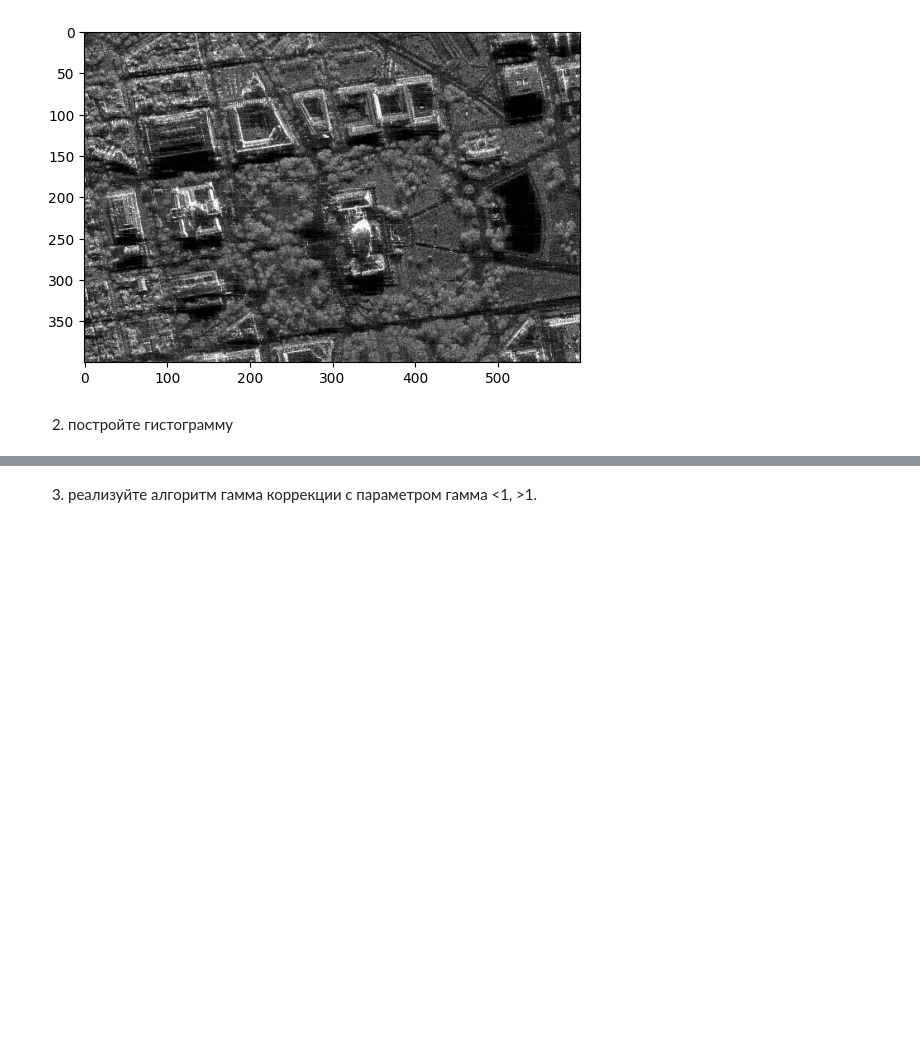
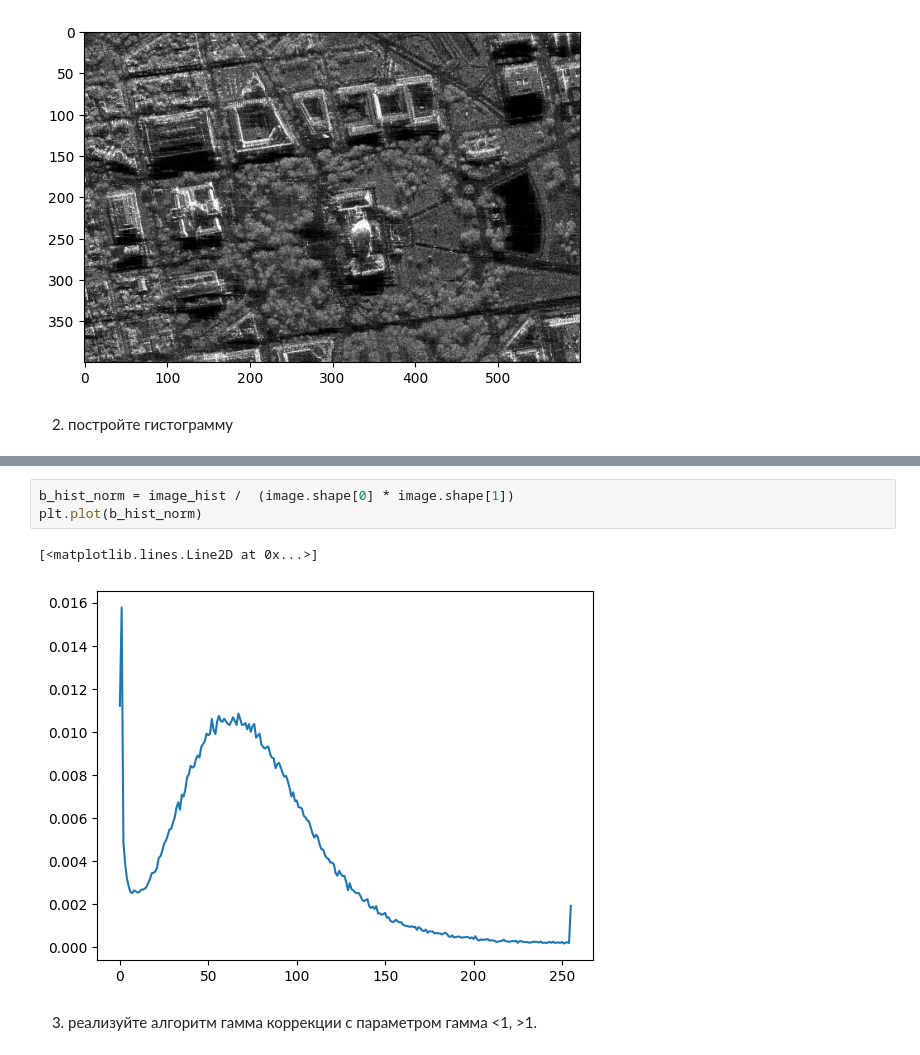
Before and after one commit to Serebro1/UNN_DE_IP_HomeTasks, a Jupyter notebook: 1_Intro_Color_models/Practice_1/DE_IP_HomeTask_1.ipynb, the cells around one changed output, grey strips where cells are left out. Cells and saved outputs as stored; diff of their text form; blank space fills up the shorter version.

```diff
--- a/1_Intro_Color_models/Practice_1/DE_IP_HomeTask_1.ipynb
+++ b/1_Intro_Color_models/Practice_1/DE_IP_HomeTask_1.ipynb
@@ -35,3 +38,9 @@ Text(0.5, 1.0, 'Гистограмма яркостей')
+# %%
+b_hist_norm = image_hist /  (image.shape[0] * image.shape[1])
+plt.plot(b_hist_norm)
+# %% [output]
+[<matplotlib.lines.Line2D at 0x...>]
+[figure, added]
 # %% [markdown]
 3. реализуйте алгоритм гамма коррекции с параметром гамма <1, >1.
 # %%
```
Also changed, not shown: parts of 3 cells of this notebook.
